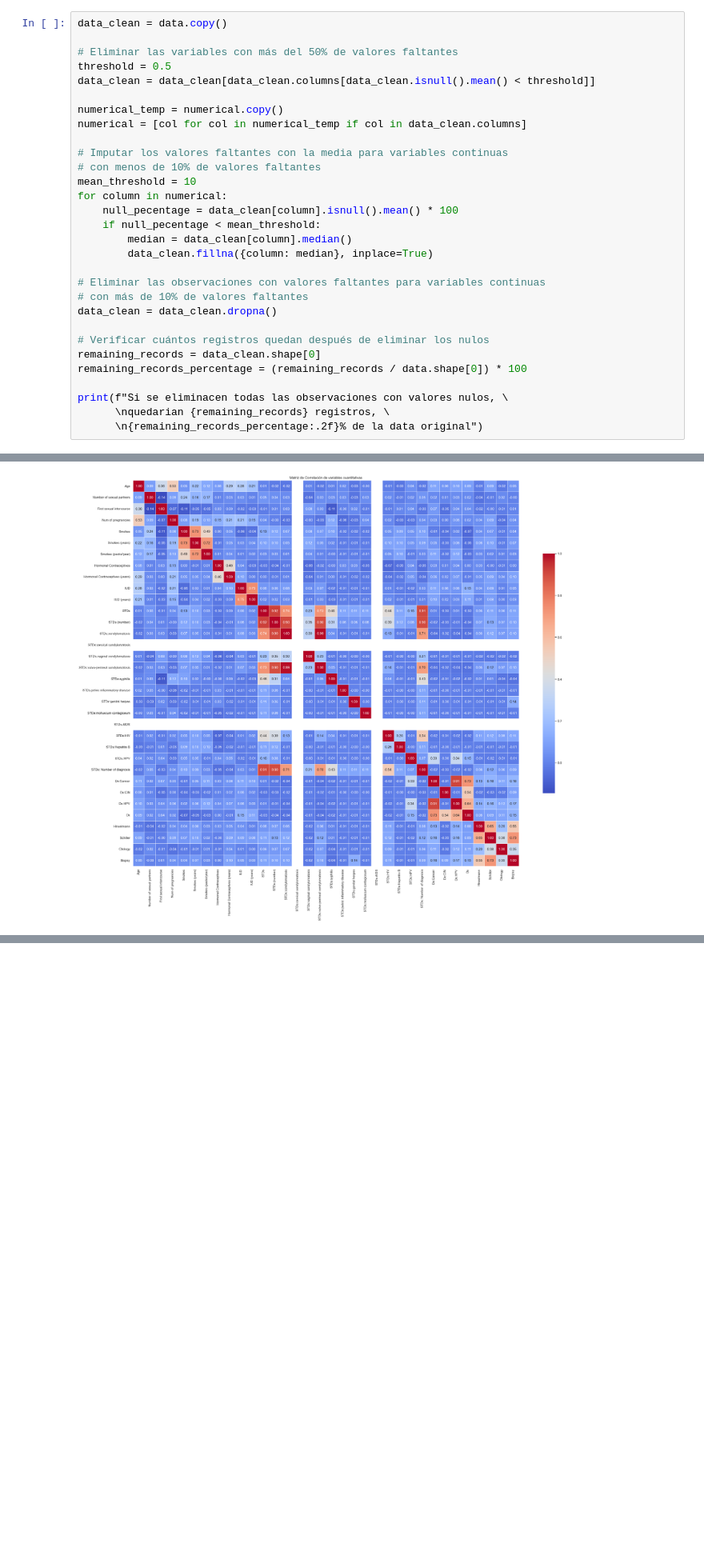
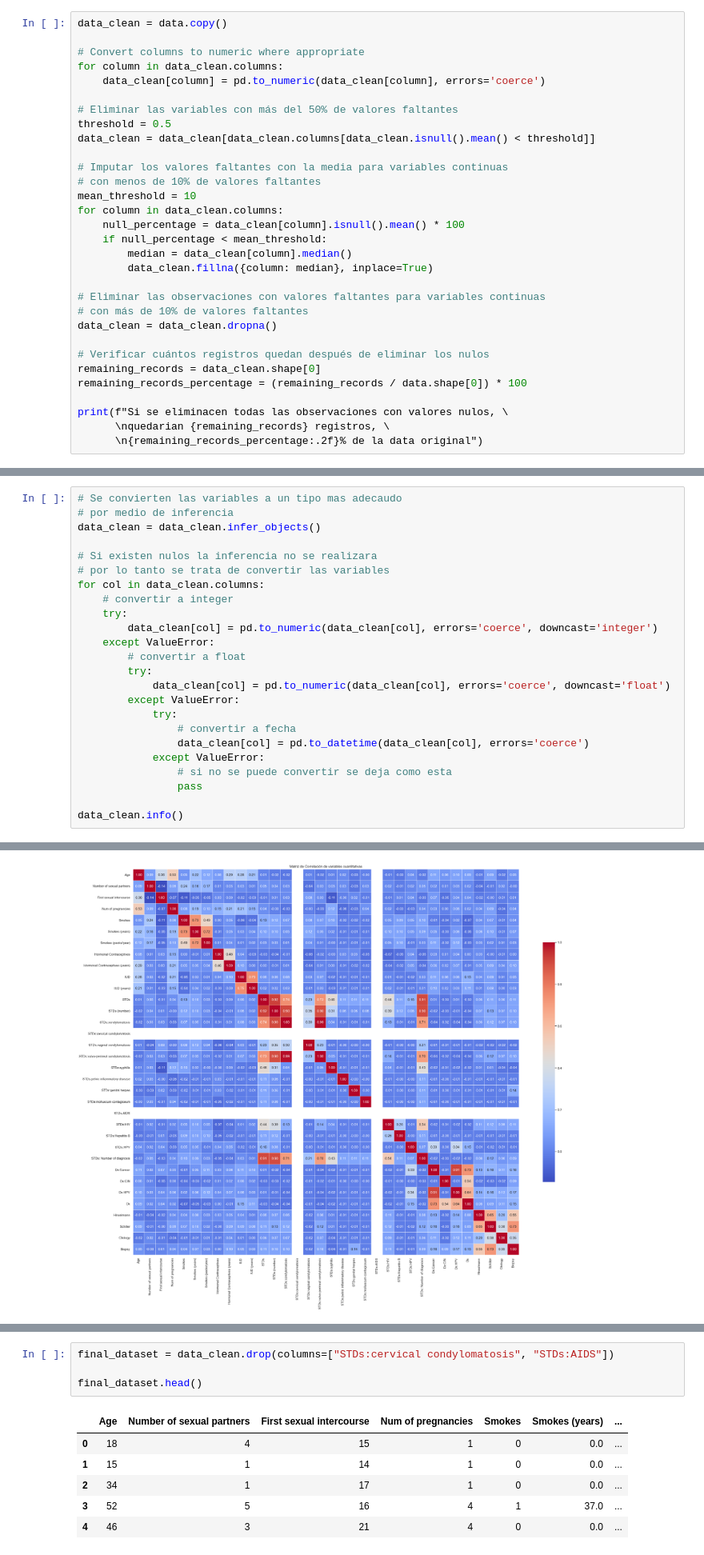
Before and after one commit to LeivaDiego/DataScience-Lab1, a Jupyter notebook: cervical_cancer.ipynb, the cells around one changed output, grey strips where cells are left out. Shown at 80% size. Saved outputs shown, nothing was run; the diff lists cells and outputs as text; blank space fills up the shorter version.

```diff
--- a/cervical_cancer.ipynb
+++ b/cervical_cancer.ipynb
@@ -322,20 +184,21 @@ Esta claro que eliminar todos los registros nulos tiene un gran impacto sobre el
 La accion a probar a continuacion será eliminar las variables con alto porcentaje de valores faltanes, y eliminar solo los registros de aquellas variables que tienen de un 10%+ de valores faltantes, y para aquellos con porcentajes menores imputar valores de media o moda para evitar perdida de datos, y protegerse contra un sesgo debido a la imputación de datos.
 # %%
 data_clean = data.copy()
+
+# Convert columns to numeric where appropriate
+for column in data_clean.columns:
+    data_clean[column] = pd.to_numeric(data_clean[column], errors='coerce')
 
 # Eliminar las variables con más del 50% de valores faltantes
 threshold = 0.5
 data_clean = data_clean[data_clean.columns[data_clean.isnull().mean() < threshold]]
 
-numerical_temp = numerical.copy()
-numerical = [col for col in numerical_temp if col in data_clean.columns]
-
 # Imputar los valores faltantes con la media para variables continuas
 # con menos de 10% de valores faltantes
 mean_threshold = 10
-for column in numerical:
-    null_pecentage = data_clean[column].isnull().mean() * 100
-    if null_pecentage < mean_threshold:
+for column in data_clean.columns:
+    null_percentage = data_clean[column].isnull().mean() * 100
+    if null_percentage < mean_threshold:
         median = data_clean[column].median()
         data_clean.fillna({column: median}, inplace=True)
 
@@ -379,0 +247,24 @@ La estrategia asegura la confiabilidad de los datos, al eliminar variables con g
+# %%
+# Se convierten las variables a un tipo mas adecaudo
+# por medio de inferencia
+data_clean = data_clean.infer_objects()
+
+# Si existen nulos la inferencia no se realizara
+# por lo tanto se trata de convertir las variables
+for col in data_clean.columns:
+    # convertir a integer
+    try:
+        data_clean[col] = pd.to_numeric(data_clean[col], errors='coerce', downcast='integer')
+    except ValueError:
+        # convertir a float
+        try:
+            data_clean[col] = pd.to_numeric(data_clean[col], errors='coerce', downcast='float')
+        except ValueError:
+            try:
+                # convertir a fecha
+                data_clean[col] = pd.to_datetime(data_clean[col], errors='coerce')
+            except ValueError:
+                # si no se puede convertir se deja como esta
+                pass
+
+data_clean.info()
@@ -400,0 +411,11 @@ Otro ejemplo es el `STD's: Number of Diagnostics` donde claramente tendra alta c
+# %%
+final_dataset = data_clean.drop(columns=["STDs:cervical condylomatosis", "STDs:AIDS"])
+
+final_dataset.head()
+# %% [output]
+|  | Age | Number of sexual partners | First sexual intercourse | Num of pregnancies | Smokes | Smokes (years) | ... |
+| 0 | 18 | 4 | 15 | 1 | 0 | 0.0 | ... |
+| 1 | 15 | 1 | 14 | 1 | 0 | 0.0 | ... |
+| 2 | 34 | 1 | 17 | 1 | 0 | 0.0 | ... |
+| 3 | 52 | 5 | 16 | 4 | 1 | 37.0 | ... |
+| 4 | 46 | 3 | 21 | 4 | 0 | 0.0 | ... |
```
Also changed, not shown: parts of 34 cells of this notebook.
